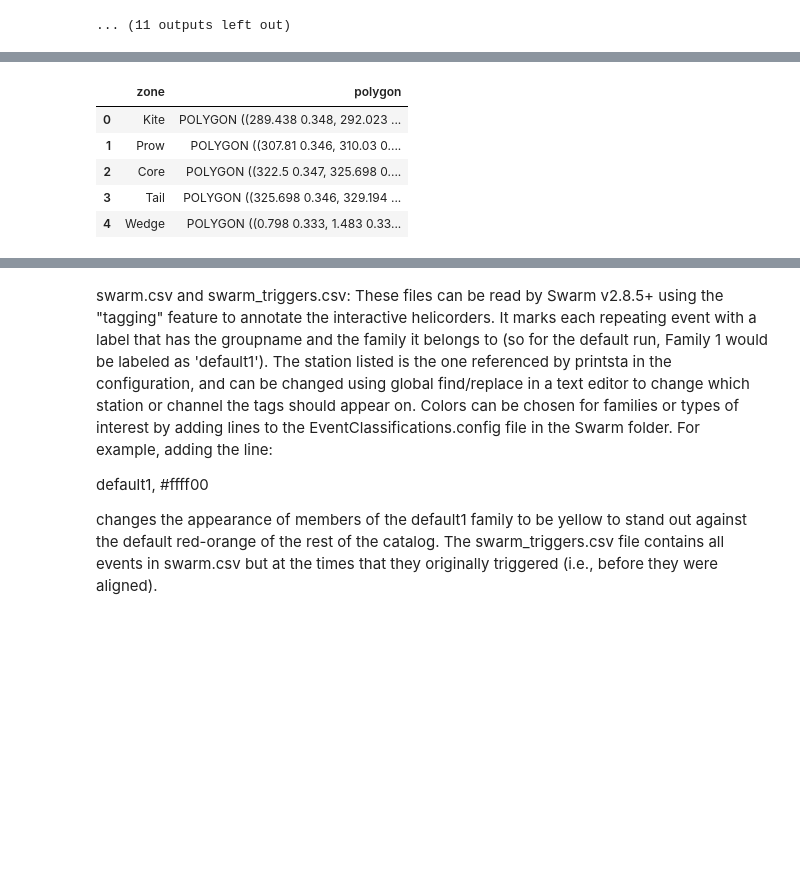
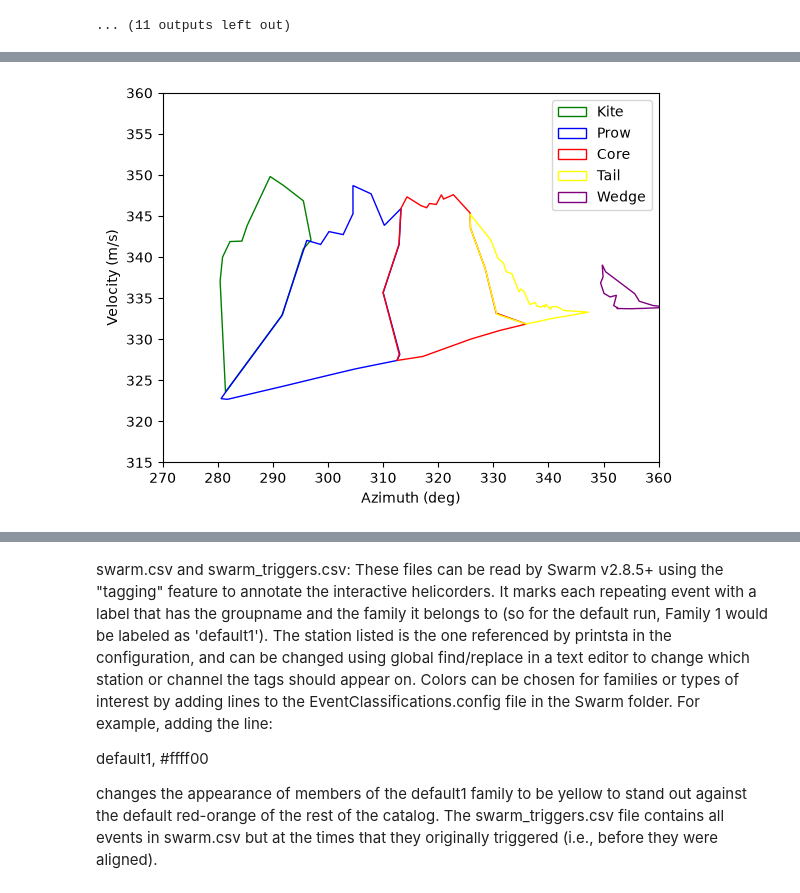
Before and after one commit to csaundersshultz/Barry_Infrasound, a Jupyter notebook: forward_model.ipynb, the cells around one changed output, grey strips where cells are left out. Drawn from its saved outputs; the diff is of its cells as text; code cells hidden in the pictures; blank space fills up the shorter version.

```diff
--- a/forward_model.ipynb
+++ b/forward_model.ipynb
@@ -411,7 +411,7 @@ nchans = 6
 idx_pair = [(ii, jj) for ii in range(nchans - 1) for jj in range(ii + 1, nchans)]
 
 #prepare to drop stations
-drop_station = None #python indexing, so drop_station=0 means station 01 will be dropped from the calculations
+drop_station = 0 #0 #python indexing, so drop_station=0 means station 01 will be dropped from the calculations
 if drop_station is not None:
     print(f"STATION 0{drop_station+1} is being dropped")
     pair_mask = np.array([(ii != drop_station) and (jj != drop_station) for (ii, jj) in idx_pair])
@@ -457,7 +457,7 @@ sdf['apparent_over_true_velocity'] = sdf['lts_velocity_at5C']*1000 / C
 print(sdf.shape)
 sdf.head()
 #Save these results, useful for viewing range of velocity, azimuth, and sigma_tau values expected
-sdf.to_csv("data/baei_synthetic_results.csv", index=False)
+#sdf.to_csv("data/baei_synthetic_results_St01Dropped.csv", index=False)
 # %% [output]
 334.337
 [[ 0.01203378  0.05675638  0.0074537  -0.04265749 -0.03699895  0.00341258]
@@ -470,7 +478,6 @@ import geopandas as gpd
 from shapely.geometry import Polygon
 
 rows = []
-
 for zone in sdf['zone'].unique():
     subdf = sdf.loc[sdf['zone'] == zone]
 
@@ -483,19 +490,12 @@ for zone in sdf['zone'].unique():
     if not np.array_equal(coords[0], coords[-1]):
         coords = np.vstack([coords, coords[0]])
 
+
     poly = Polygon(coords)
-
     rows.append({"zone": zone, "polygon": poly})
 
 gdf = gpd.GeoDataFrame(rows, geometry="polygon")
 
-gfile = "data/BAEI_landslide_AzVel.gpkg"
-gdf.to_file(gfile, driver="GPKG")
+gfile = "data/BAEI_landslide_AzVel_ST01Dropped_new.gpkg"
+#gdf.to_file(gfile, driver="GPKG")
 gdf.head()
-# %% [output]
-|  | zone | polygon |
-| 0 | Kite | POLYGON ((289.438 0.348, 292.023 ... |
-| 1 | Prow | POLYGON ((307.81 0.346, 310.03 0.... |
-| 2 | Core | POLYGON ((322.5 0.347, 325.698 0.... |
-| 3 | Tail | POLYGON ((325.698 0.346, 329.194 ... |
-| 4 | Wedge | POLYGON ((0.798 0.333, 1.483 0.33... |
@@ -501,0 +544,51 @@ gdf.head()
+# %%
+#Sanity check, read in and plot the data from the JSON file
+
+import json
+import matplotlib.pyplot as plt
+from matplotlib.patches import Polygon
+
+
+def plot_zones_json(json_path, figax, zone_tag="zones",
+                    colrs=['green', 'blue', 'red', 'yellow', 'purple'], ls='-'):
+
+    fig, ax = figax
+    with open(json_path, "r") as f:
+        data = json.load(f)
+
+
+# Loop through each polygon entry
+    for i, zone_data in enumerate(data[zone_tag]):
+        lbl = zone_data['zone']
+        xs = np.array(zone_data["x"])
+        xs = np.where(xs<180, xs+360, xs) #loop around 360 for az values below 180
+        ys = 1000 * np.array(zone_data["y"])
+
+        coords = list(zip(xs, ys))
+
+        poly = Polygon(
+            coords,
+            closed=True,
+            fill=False,
+            edgecolor=colrs[i % len(colrs)],
+            linestyle=ls,
+            linewidth=1,
+            label=lbl
+        )
+        ax.add_patch(poly)
+
+    return (fig,ax)
+
+
+fig, ax = plt.subplots()
+
+fig, ax = plot_zones_json("barry_zones_AzVel.json", (fig,ax))
+
+ax.set_ylim(315,360)
+ax.set_xlim(270,360)
+plt.xlabel("Azimuth (deg)")
+plt.ylabel("Velocity (m/s)")
+plt.legend()
+plt.show()
+# %% [output]
+[figure, added]
```
Also changed, not shown: parts of 5 cells of this notebook, 8 other files.
